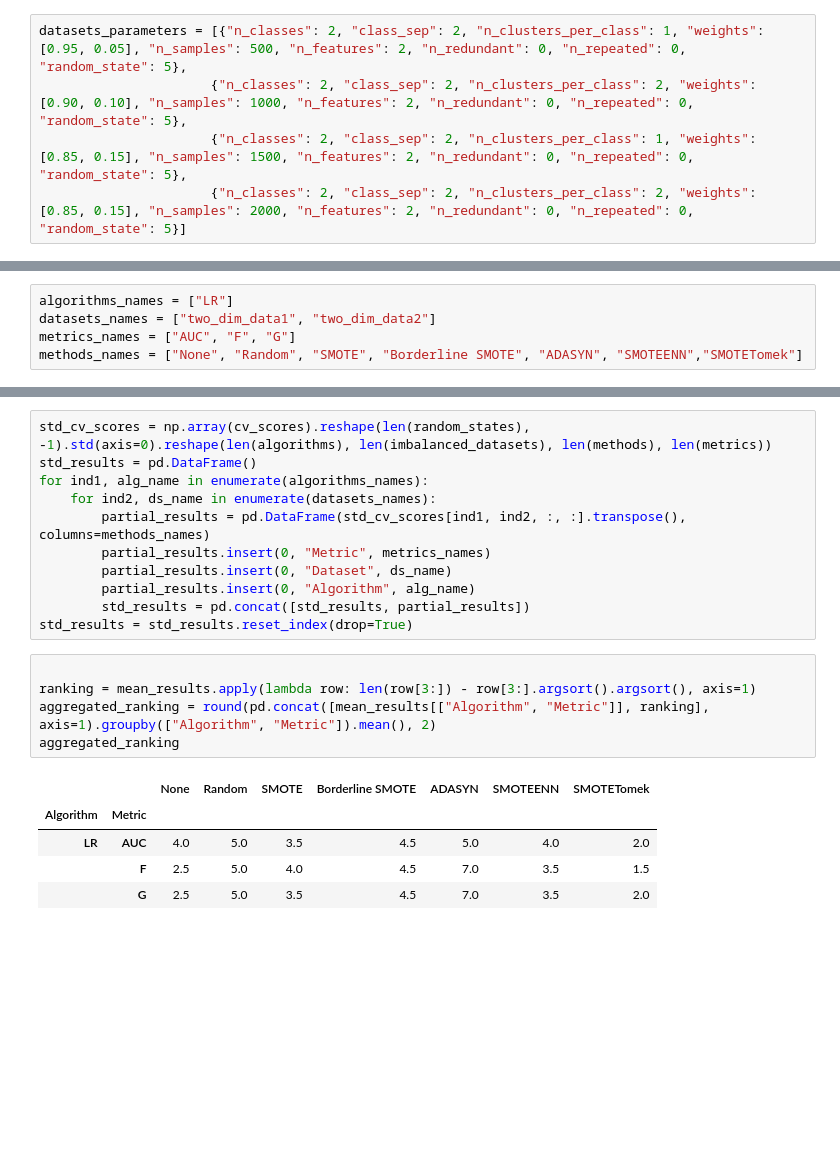
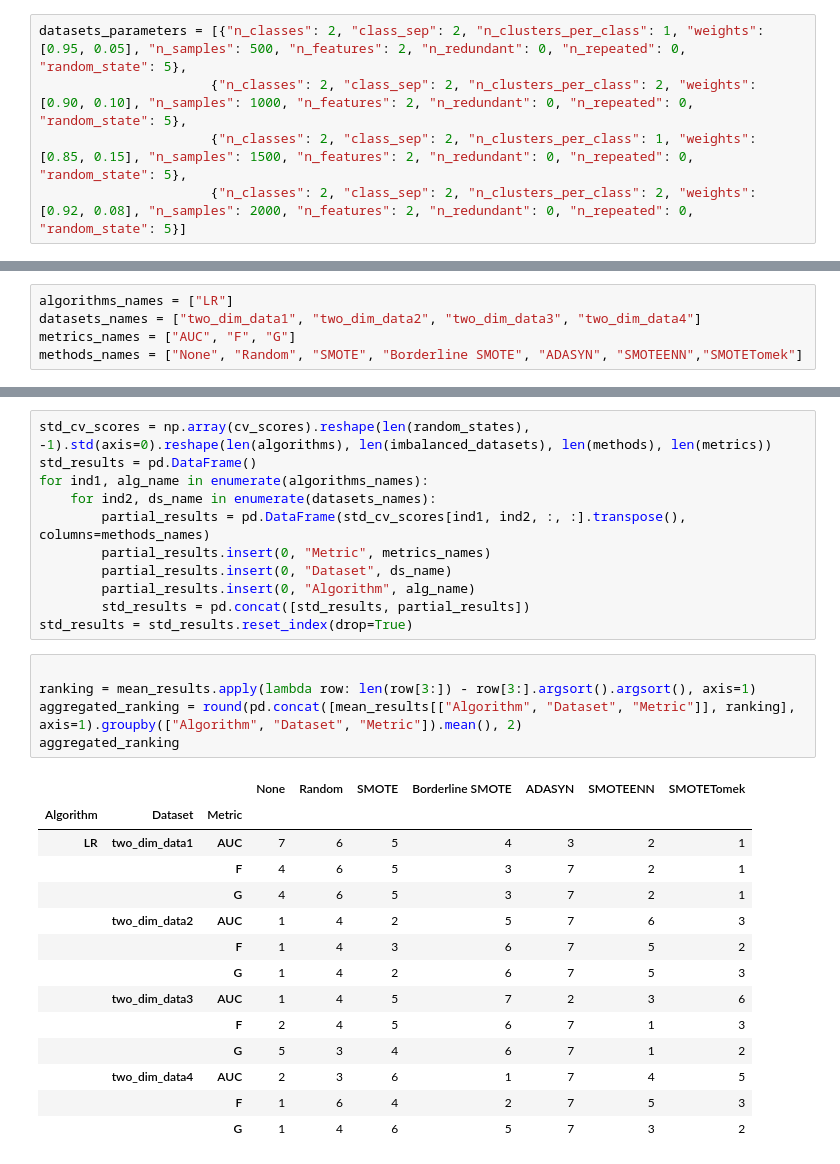
Before and after one commit to samrat12/Python-Scripts, a Jupyter notebook: Thesis-Copy1.ipynb, the cells around one changed output, grey strips where cells are left out. Cells and saved outputs as stored; diff of their text form; blank space fills up the shorter version.

Commit message:
datasets added
results separated by datasets

```diff
--- a/Thesis-Copy1.ipynb
+++ b/Thesis-Copy1.ipynb
@@ -36,7 +36,7 @@ def G_mean(estimator, X, y):
 datasets_parameters = [{"n_classes": 2, "class_sep": 2, "n_clusters_per_class": 1, "weights": [0.95, 0.05], "n_samples": 500, "n_features": 2, "n_redundant": 0, "n_repeated": 0, "random_state": 5},
                       {"n_classes": 2, "class_sep": 2, "n_clusters_per_class": 2, "weights": [0.90, 0.10], "n_samples": 1000, "n_features": 2, "n_redundant": 0, "n_repeated": 0, "random_state": 5},
                       {"n_classes": 2, "class_sep": 2, "n_clusters_per_class": 1, "weights": [0.85, 0.15], "n_samples": 1500, "n_features": 2, "n_redundant": 0, "n_repeated": 0, "random_state": 5},
-                      {"n_classes": 2, "class_sep": 2, "n_clusters_per_class": 2, "weights": [0.85, 0.15], "n_samples": 2000, "n_features": 2, "n_redundant": 0, "n_repeated": 0, "random_state": 5}]
+                      {"n_classes": 2, "class_sep": 2, "n_clusters_per_class": 2, "weights": [0.92, 0.08], "n_samples": 2000, "n_features": 2, "n_redundant": 0, "n_repeated": 0, "random_state": 5}]
 # %%
 imbalanced_datasets = []
 for parameters in datasets_parameters:
@@ -93,7 +93,7 @@ for random_state in random_states:
                     cv_scores.append(cross_val_score(clf, X, y, cv=cv, scoring=metric).mean())
 # %%
 algorithms_names = ["LR"]
-datasets_names = ["two_dim_data1", "two_dim_data2"]
+datasets_names = ["two_dim_data1", "two_dim_data2", "two_dim_data3", "two_dim_data4"]
 metrics_names = ["AUC", "F", "G"]
 methods_names = ["None", "Random", "SMOTE", "Borderline SMOTE", "ADASYN", "SMOTEENN","SMOTETomek"]
 # %%
@@ -121,14 +121,23 @@ std_results = std_results.reset_index(drop=True)
 # %%
 
 ranking = mean_results.apply(lambda row: len(row[3:]) - row[3:].argsort().argsort(), axis=1)
-aggregated_ranking = round(pd.concat([mean_results[["Algorithm", "Metric"]], ranking], axis=1).groupby(["Algorithm", "Metric"]).mean(), 2)
+aggregated_ranking = round(pd.concat([mean_results[["Algorithm", "Dataset", "Metric"]], ranking], axis=1).groupby(["Algorithm", "Dataset", "Metric"]).mean(), 2)
 aggregated_ranking
 # %% [output]
-|  |  | None | Random | SMOTE | Borderline SMOTE | ADASYN | SMOTEENN | SMOTETomek |
-| Algorithm | Metric |  |  |  |  |  |  |  |
-| LR | AUC | 4.0 | 5.0 | 3.5 | 4.5 | 5.0 | 4.0 | 2.0 |
-|  | F | 2.5 | 5.0 | 4.0 | 4.5 | 7.0 | 3.5 | 1.5 |
-|  | G | 2.5 | 5.0 | 3.5 | 4.5 | 7.0 | 3.5 | 2.0 |
+|  |  |  | None | Random | SMOTE | Borderline SMOTE | ADASYN | SMOTEENN | SMOTETomek |
+| Algorithm | Dataset | Metric |  |  |  |  |  |  |  |
+| LR | two_dim_data1 | AUC | 7 | 6 | 5 | 4 | 3 | 2 | 1 |
+|  |  | F | 4 | 6 | 5 | 3 | 7 | 2 | 1 |
+|  |  | G | 4 | 6 | 5 | 3 | 7 | 2 | 1 |
+|  | two_dim_data2 | AUC | 1 | 4 | 2 | 5 | 7 | 6 | 3 |
+|  |  | F | 1 | 4 | 3 | 6 | 7 | 5 | 2 |
+|  |  | G | 1 | 4 | 2 | 6 | 7 | 5 | 3 |
+|  | two_dim_data3 | AUC | 1 | 4 | 5 | 7 | 2 | 3 | 6 |
+|  |  | F | 2 | 4 | 5 | 6 | 7 | 1 | 3 |
+|  |  | G | 5 | 3 | 4 | 6 | 7 | 1 | 2 |
+|  | two_dim_data4 | AUC | 2 | 3 | 6 | 1 | 7 | 4 | 5 |
+|  |  | F | 1 | 6 | 4 | 2 | 7 | 5 | 3 |
+|  |  | G | 1 | 4 | 6 | 5 | 7 | 3 | 2 |
 # %%
 friedman_results = pd.DataFrame({}, columns=["Algorithm", "Metric", "p-value"])
 for alg_name in algorithms_names:
```
Also changed, not shown: parts of 3 cells of this notebook.
